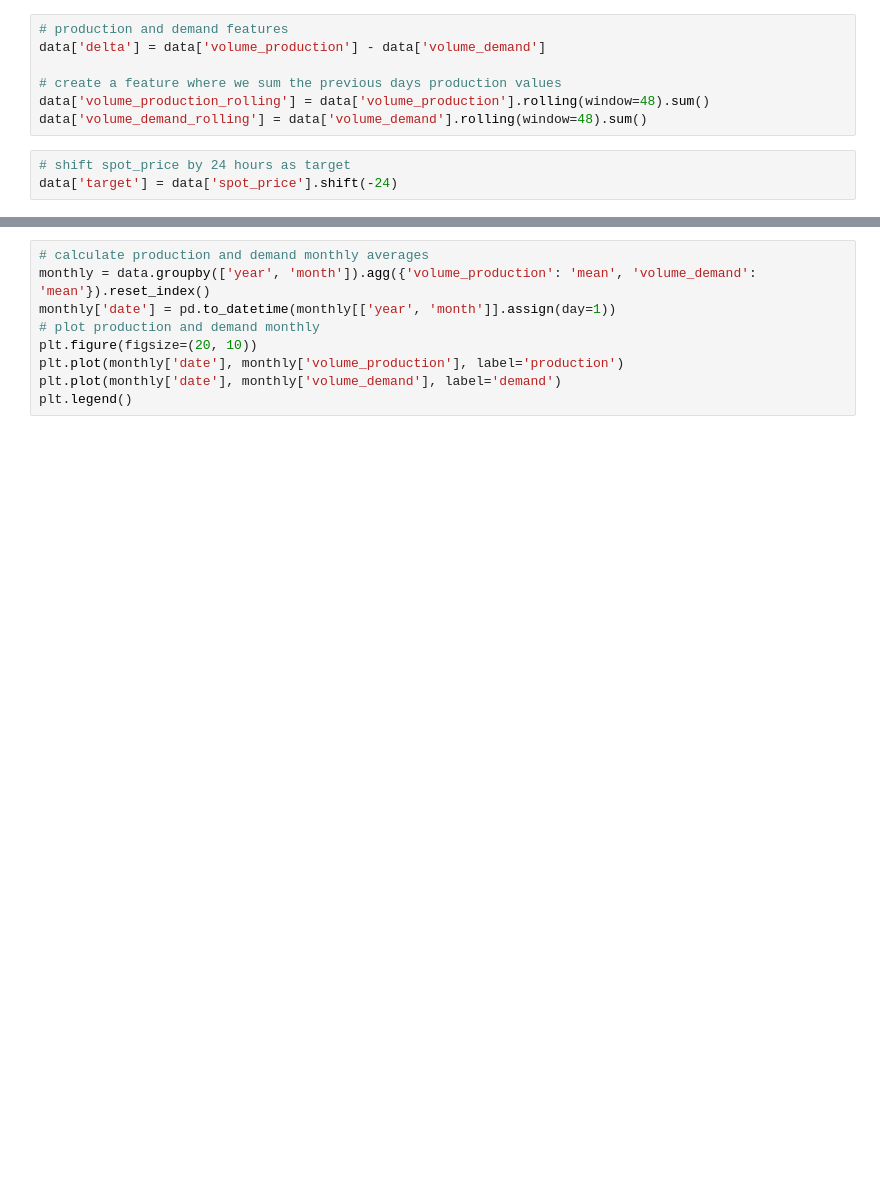
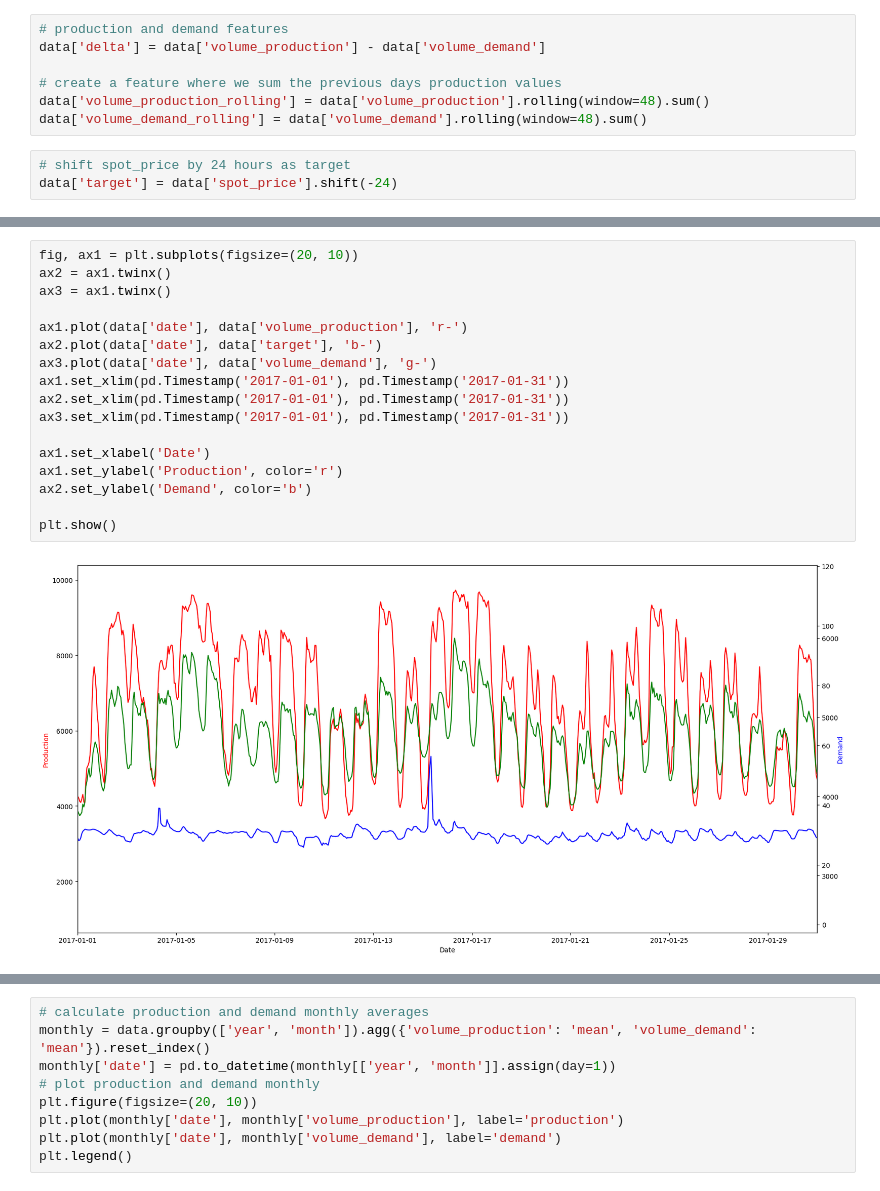
Before and after one commit to CPeti/Spot-price-prediction, a Jupyter notebook: exploration.ipynb, the cells around one changed output, grey strips where cells are left out. Cells and saved outputs as stored; diff of their text form; blank space fills up the shorter version.

```diff
--- a/exploration.ipynb
+++ b/exploration.ipynb
@@ -95,0 +98,19 @@ plt.legend()
+# %%
+fig, ax1 = plt.subplots(figsize=(20, 10))
+ax2 = ax1.twinx()
+ax3 = ax1.twinx()
+
+ax1.plot(data['date'], data['volume_production'], 'r-')
+ax2.plot(data['date'], data['target'], 'b-')
+ax3.plot(data['date'], data['volume_demand'], 'g-')
+ax1.set_xlim(pd.Timestamp('2017-01-01'), pd.Timestamp('2017-01-31'))
+ax2.set_xlim(pd.Timestamp('2017-01-01'), pd.Timestamp('2017-01-31'))
+ax3.set_xlim(pd.Timestamp('2017-01-01'), pd.Timestamp('2017-01-31'))
+
+ax1.set_xlabel('Date')
+ax1.set_ylabel('Production', color='r')
+ax2.set_ylabel('Demand', color='b')
+
+plt.show()
+# %% [output]
+[figure, added]
```
Also changed, not shown: parts of 7 cells of this notebook.
